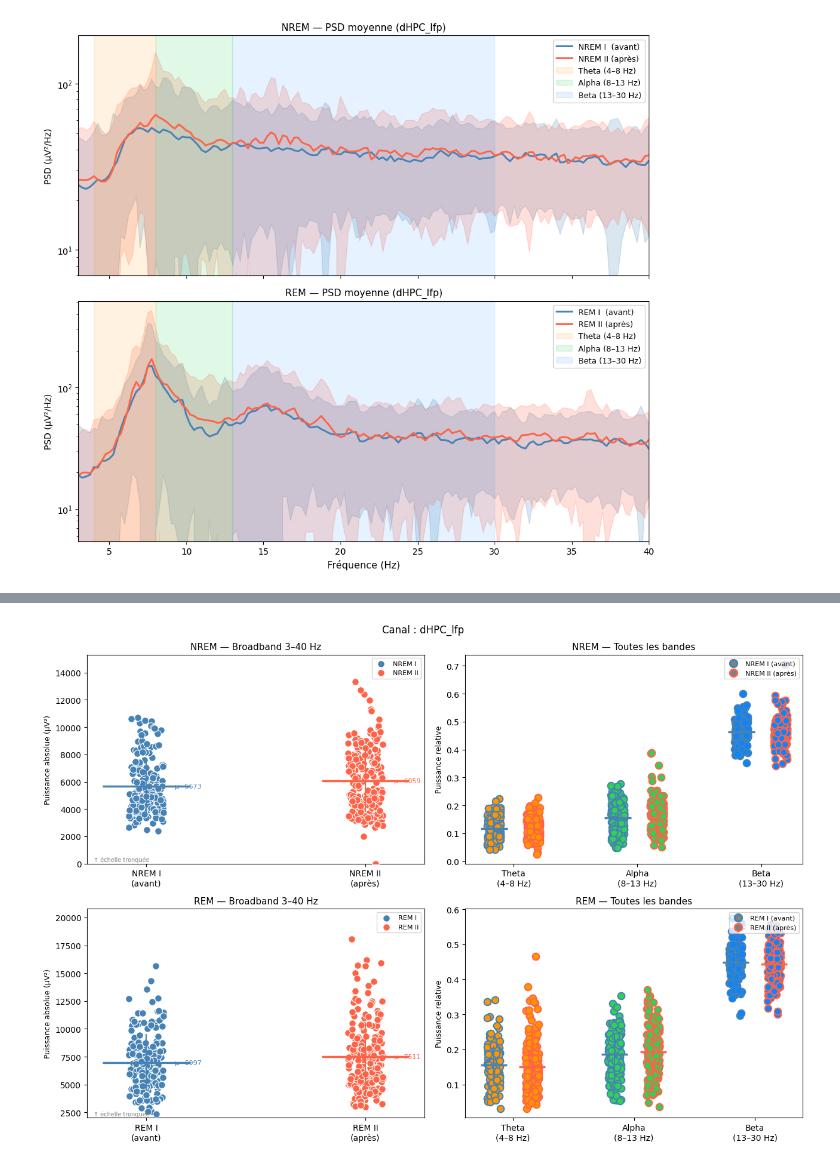
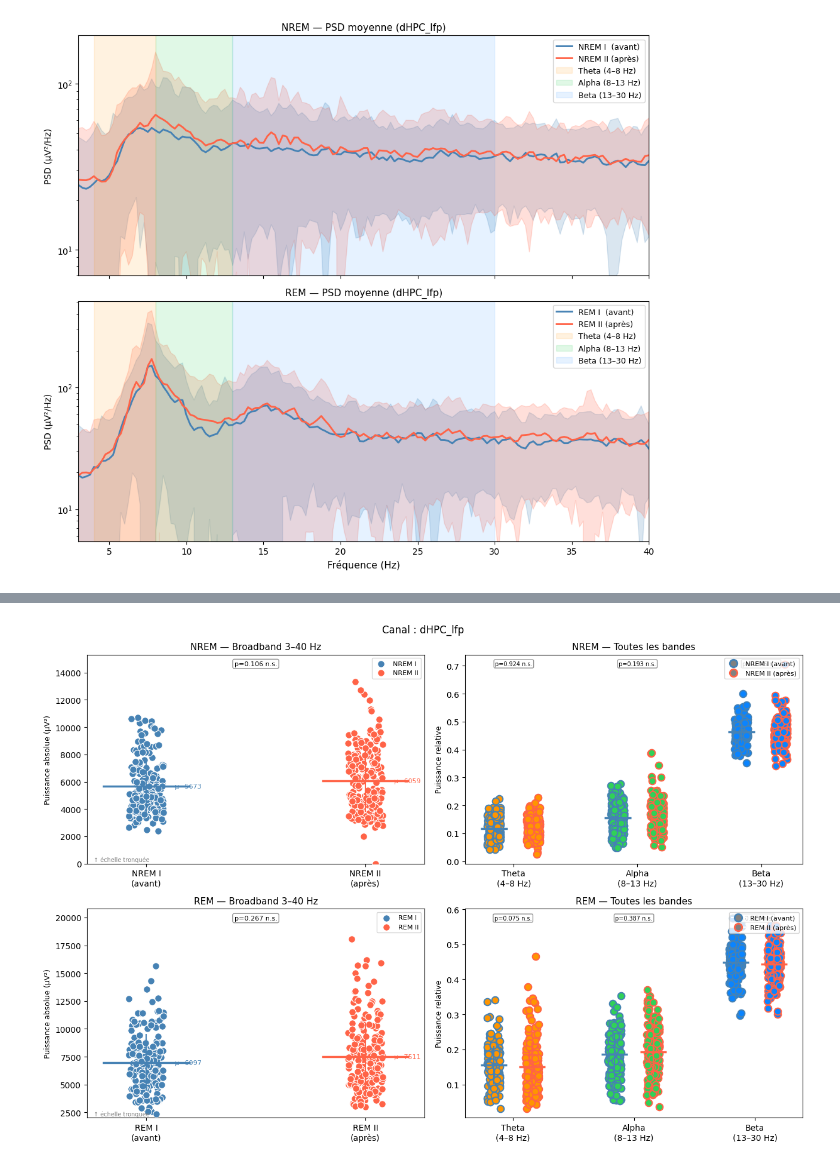
Before and after one commit to Gabbag2/health_hackathon, a Jupyter notebook: alpha_sleep_comparison.ipynb, the cells around one changed output, grey strips where cells are left out. Saved outputs shown, nothing was run; the diff lists cells and outputs as text; code cells hidden in the pictures.

```diff
--- a/alpha_sleep_comparison.ipynb
+++ b/alpha_sleep_comparison.ipynb
@@ -352,0 +227,18 @@ On vérifie en deux temps :
+# %%
+CHANNELS_LIST  = ["dHPC_lfp", "vHPC_lfp", "bla_lfp"]
+CHANNEL_LABELS = {"dHPC_lfp": "dHPC", "vHPC_lfp": "vHPC", "bla_lfp": "BLA"}
+
+# band_powers[(label, channel)] → {band_name: np.ndarray of per-epoch relative power}
+band_powers = {
+    (lbl, ch): all_band_relative_powers(psd_cache[(lbl, ch)], freqs)
+    for lbl in ALL_GROUPS
+    for ch in CHANNELS_LIST
+}
+
+# Quick summary
+for lbl in ALL_GROUPS:
+    parts = []
+    for band in FREQ_BANDS:
+        vals = band_powers[(lbl, "dHPC_lfp")][band]
+        parts.append(f"{band}={np.nanmean(vals):.4f}")
+    print(f"{lbl:8s}  dHPC  " + "  ".join(parts))
@@ -368,9 +271,11 @@ def all_band_powers(psds, freqs):
     return rel, total
 
 
+from matplotlib.lines import Line2D
+from matplotlib.transforms import blended_transform_factory
+
 fig, axes = plt.subplots(2, 2, figsize=(13, 9))
 band_colors = {"theta": "#FF9500", "alpha": "#30D158", "beta": "#0A84FF"}
-from matplotlib.lines import Line2D
 
 for row, sleep_type in enumerate(["NREM", "REM"]):
     psd1 = psd_cache[(f"{sleep_type} I",  CHANNEL)]
@@ -400,6 +305,9 @@ for row, sleep_type in enumerate(["NREM", "REM"]):
     ax.set_title(f"{sleep_type} — Broadband {BROADBAND[0]}–{BROADBAND[1]} Hz", fontsize=11)
     ax.annotate("↑ échelle tronquée", xy=(0.02, 0.01), xycoords="axes fraction",
                 fontsize=7, color="grey")
+    ax.text(0.5, 0.97, stat_label(broad1, broad2), transform=ax.transAxes,
+            ha="center", va="top", fontsize=8,
+            bbox=dict(boxstyle="round,pad=0.25", fc="white", alpha=0.85, ec="grey"))
     ax.legend(fontsize=8)
 
     # ── Right: relative power all bands ───────────────────────────────────
@@ -407,6 +315,8 @@ for row, sleep_type in enumerate(["NREM", "REM"]):
     band_names = list(BANDS_ALL.keys())
     group_gap, band_gap = 0.35, 1.1
     x_centers = np.arange(len(band_names)) * band_gap
+    # blended: x in data coords, y in axes fraction → p-value always at top
+    blended = blended_transform_factory(ax2.transData, ax2.transAxes)
 
     for i, name in enumerate(band_names):
         xc = x_centers[i]
@@ -416,34 +326,38 @@ for row, sleep_type in enumerate(["NREM", "REM"]):
             (xc + group_gap / 2, rel2[name], "tomato"),
         ]:
             jitter = np.random.default_rng(2).uniform(-0.06, 0.06, size=len(vals))
             ax2.scatter(x_g + jitter, vals, color=color, edgecolors=edge,
                         linewidths=1.5, s=70, zorder=3)
             mean, std = vals.mean(), vals.std()
             ax2.hlines(mean, x_g - 0.12, x_g + 0.12, colors=edge, lw=2.5, zorder=4)
             ax2.vlines(x_g, mean - std,  mean + std,  colors=edge, lw=1.5, zorder=4)
+        # p-value anchored at top of axes (y=0.97 in axes fraction, x in data coords)
+        ax2.text(xc, 0.97, stat_label(rel1[name], rel2[name]),
+                 transform=blended, ha="center", va="top", fontsize=7,
+                 bbox=dict(boxstyle="round,pad=0.2", fc="white", alpha=0.85, ec="grey"))
 
     legend_handles = [
         Line2D([0], [0], marker='o', color='w', markerfacecolor='grey',
                markeredgecolor='steelblue', markeredgewidth=2, markersize=9,
                label=f"{sleep_type} I (avant)"),
         Line2D([0], [0], marker='o', color='w', markerfacecolor='grey',
                markeredgecolor='tomato', markeredgewidth=2, markersize=9,
                label=f"{sleep_type} II (après)"),
     ]
     ax2.legend(handles=legend_handles, fontsize=8, loc="upper right")
     ax2.set_xticks(x_centers)
     ax2.set_xticklabels(
         [f"{n.capitalize()}\n({BANDS_ALL[n][0]}–{BANDS_ALL[n][1]} Hz)" for n in band_names],
         fontsize=10,
     )
     ax2.set_ylabel("Puissance relative", fontsize=9)
     ax2.set_title(f"{sleep_type} — Toutes les bandes", fontsize=11)
 
 plt.suptitle(f"Canal : {CHANNEL}", fontsize=12)
 plt.tight_layout()
 plt.show()
 # %% [output]
-[figure, old version]
+[figure, new version]
 # %%
 channels       = ["dHPC_lfp", "vHPC_lfp", "bla_lfp"]
 channel_labels = ["dHPC",     "vHPC",     "BLA"]
```
Also changed, not shown: parts of 33 cells of this notebook.
